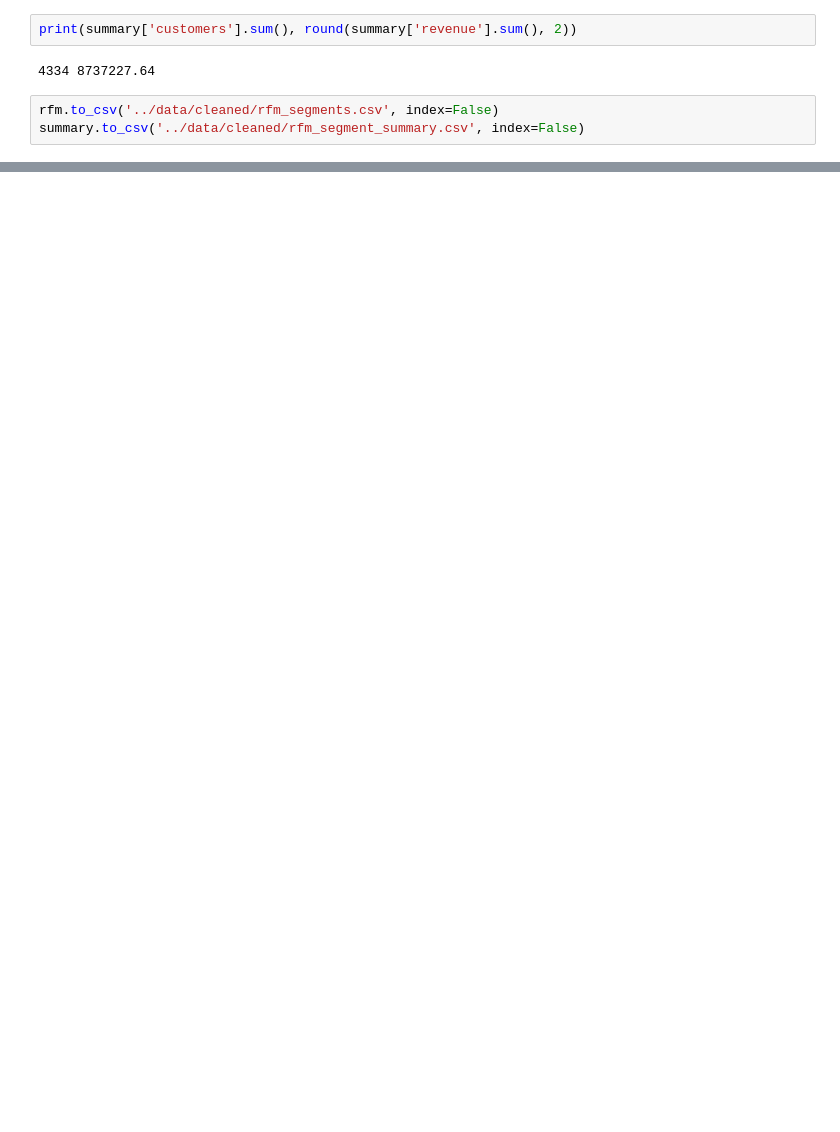
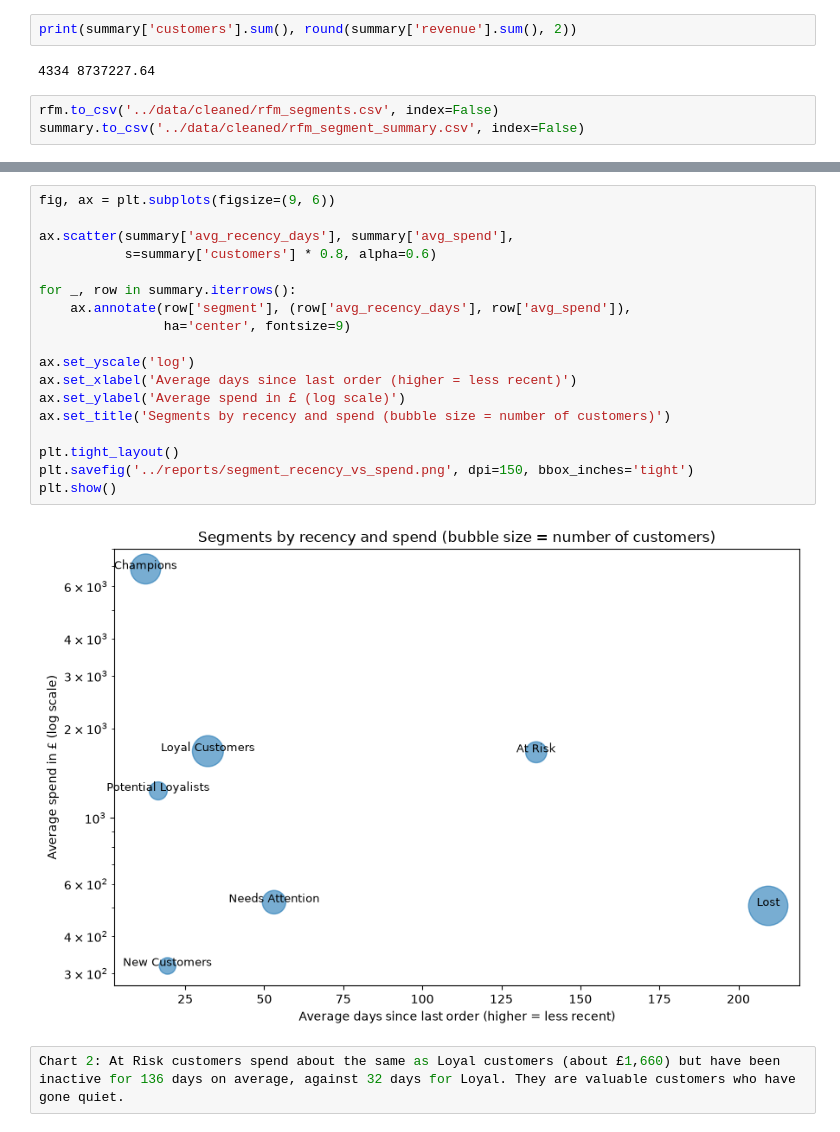
Before and after one commit to palakda01/ecommerce-customer-analysis, a Jupyter notebook: notebooks/03_rfm_segmentation.ipynb, the cells around one changed output, grey strips where cells are left out. Drawn from its saved outputs; the diff is of its cells as text; blank space fills up the shorter version.

```diff
--- a/notebooks/03_rfm_segmentation.ipynb
+++ b/notebooks/03_rfm_segmentation.ipynb
@@ -213,0 +250,22 @@ summary.to_csv('../data/cleaned/rfm_segment_summary.csv', index=False)
+# %%
+fig, ax = plt.subplots(figsize=(9, 6))
+
+ax.scatter(summary['avg_recency_days'], summary['avg_spend'],
+           s=summary['customers'] * 0.8, alpha=0.6)
+
+for _, row in summary.iterrows():
+    ax.annotate(row['segment'], (row['avg_recency_days'], row['avg_spend']),
+                ha='center', fontsize=9)
+
+ax.set_yscale('log')
+ax.set_xlabel('Average days since last order (higher = less recent)')
+ax.set_ylabel('Average spend in £ (log scale)')
+ax.set_title('Segments by recency and spend (bubble size = number of customers)')
+
+plt.tight_layout()
+plt.savefig('../reports/segment_recency_vs_spend.png', dpi=150, bbox_inches='tight')
+plt.show()
+# %% [output]
+[figure, added]
+# %%
+Chart 2: At Risk customers spend about the same as Loyal customers (about £1,660) but have been inactive for 136 days on average, against 32 days for Loyal. They are valuable customers who have gone quiet.
```
Also changed, not shown: parts of 5 cells of this notebook, 3 other files.
